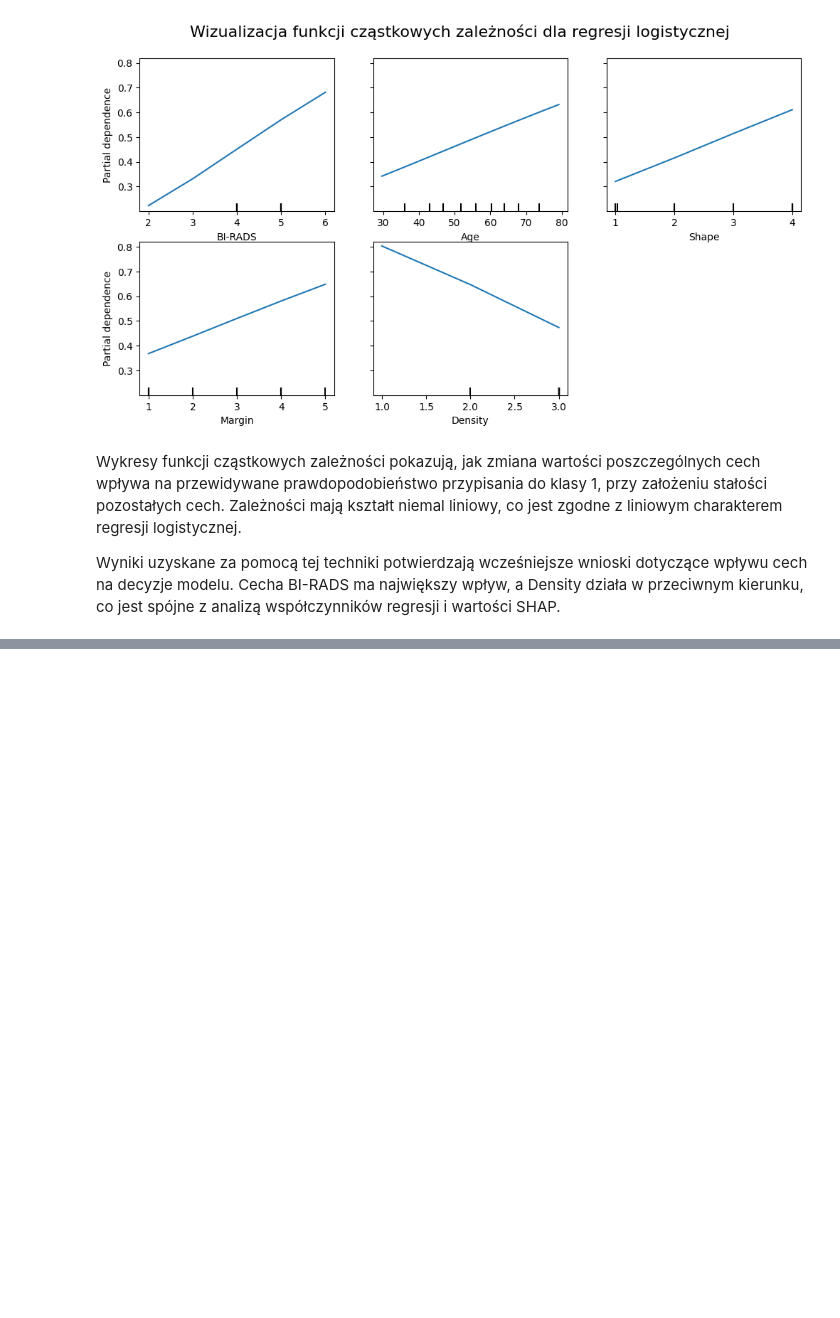
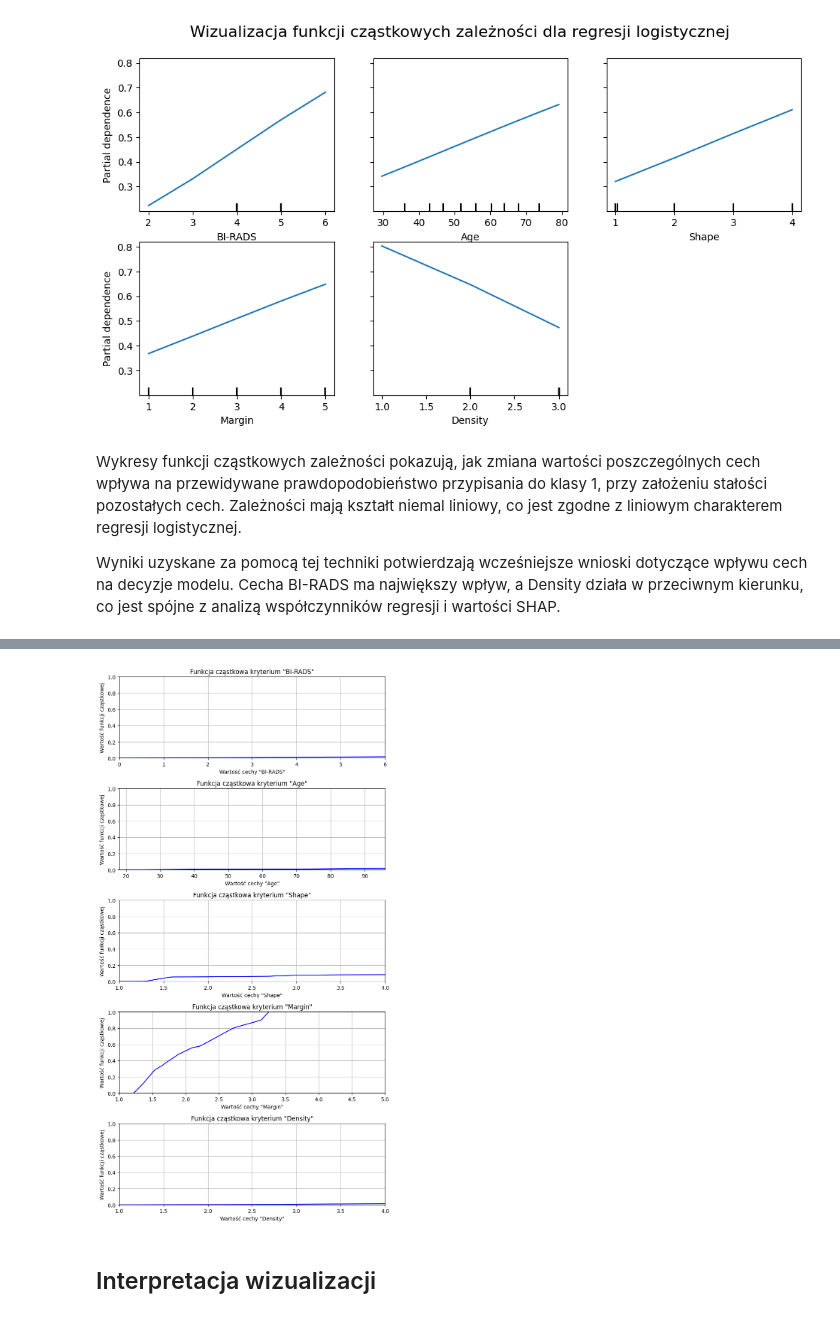
Before and after one commit to MNOWAK1234/INF-AI_JupyterNotebooks, a Jupyter notebook: ISWD/Project4/PreferenceLearning.ipynb, the cells around one changed output, grey strips where cells are left out. Cells and saved outputs as stored; diff of their text form; code cells hidden in the pictures; blank space fills up the shorter version.

```diff
--- a/ISWD/Project4/PreferenceLearning.ipynb
+++ b/ISWD/Project4/PreferenceLearning.ipynb
@@ -466,0 +807,18 @@ Wyniki uzyskane za pomocą tej techniki potwierdzają wcześniejsze wnioski doty
+# %%
+df = pd.read_csv('data/mammographic.csv')
+df = df[df.iloc[:, 0] != 55]
+
+num_criteria = 5
+feature_names = df.columns[:num_criteria].tolist()
+
+data_input = df.iloc[:, :num_criteria]
+data_target = df.iloc[:, num_criteria]
+
+data_input = data_input.values.astype(np.float32)
+
+X_train, X_test, y_train, y_test = train_test_split(
+    data_input, data_target.values, test_size=0.2, random_state=1234
+)
+
+train_dataloader = CreateDataLoader(X_train, y_train)
+test_dataloader = CreateDataLoader(X_test, y_test)
@@ -466,0 +916,40 @@ Wyniki uzyskane za pomocą tej techniki potwierdzają wcześniejsze wnioski doty
+# %%
+def plot_partial_functions_uta_dis(monotonic_layer, data_input, feature_names):
+    num_criteria = data_input.shape[1]
+    feature_mins = data_input.min(axis=0)
+    feature_maxs = data_input.max(axis=0)
+
+    fig, axes = plt.subplots(num_criteria, 1, figsize=(8, 3 * num_criteria))
+    if num_criteria == 1:
+        axes = [axes]
+
+    for crit in range(num_criteria):
+        min_val = feature_mins[crit]
+        max_val = feature_maxs[crit]
+
+        x_vals = torch.linspace(min_val, max_val, 100).unsqueeze(1)
+        x_scaled = (x_vals - min_val) / (max_val - min_val)
+        x_input = torch.zeros(100, num_criteria)
+        x_input[:, crit] = x_scaled.squeeze()
+
+        with torch.no_grad():
+            spread_out = monotonic_layer.criterion_layer_spread(x_input)
+            activated = monotonic_layer.activation_function(spread_out)
+            combined = monotonic_layer.criterion_layer_combine(activated)
+
+        axes[crit].plot(x_vals.numpy(), combined[:, crit].numpy(), color='blue')
+        axes[crit].set_title(f'Funkcja cząstkowa kryterium "{feature_names[crit]}"')
+        axes[crit].set_xlabel(f'Wartość cechy "{feature_names[crit]}"')
+        axes[crit].set_ylabel('Wartość funkcji cząstkowej')
+        axes[crit].set_xlim(min_val, max_val)
+        axes[crit].set_ylim(0, 1)
+        axes[crit].grid(True)
+
+    plt.tight_layout()
+    plt.show()
+
+plot_partial_functions_uta_dis(model.method_instance.monotonic_layer, data_input, df.columns[:num_criteria])
+# %% [output]
+[figure, added]
+# %% [markdown]
+## Interpretacja wizualizacji
```
Also changed, not shown: parts of 46 cells of this notebook, 3 other files.
